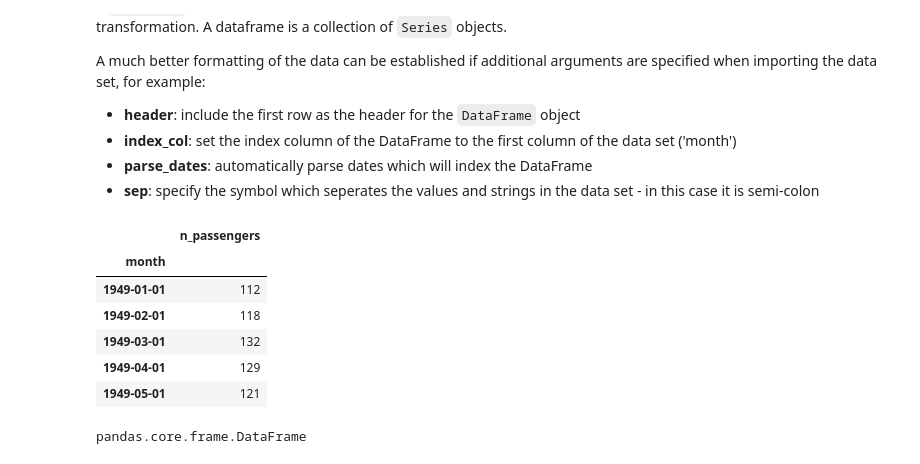
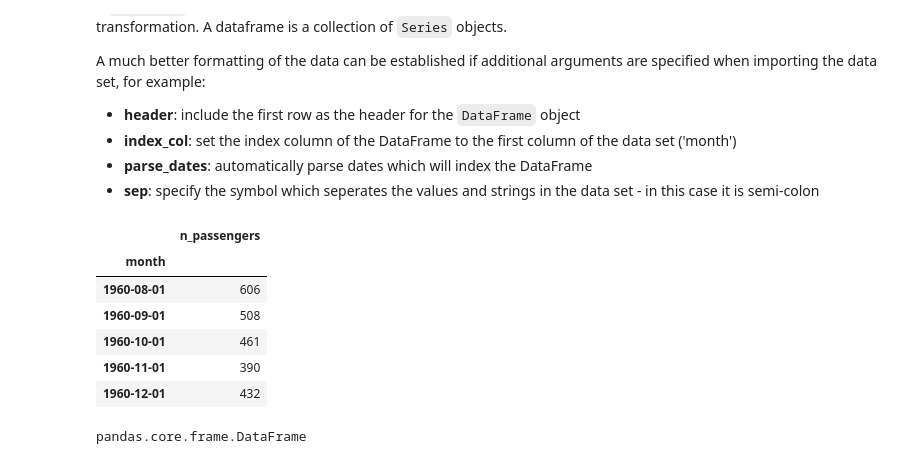
Before and after one commit to dacatay/time-series-analysis, a Jupyter notebook: 01_Data.ipynb, the cells around one changed output. Drawn from its saved outputs; the diff is of its cells as text; code cells hidden in the pictures.

```diff
--- a/01_Data.ipynb
+++ b/01_Data.ipynb
@@ -80,15 +80,15 @@ A much better formatting of the data can be established if additional arguments
 df = pd.read_csv('./data/passengers.csv', header=0, index_col=0, parse_dates=True, sep=';')
 # %%
 # print the first 5 rows of the DataFrame
-df.head()
+df.tail()
 # %% [output]
 |  | n_passengers |
 | month |  |
-| 1949-01-01 | 112 |
-| 1949-02-01 | 118 |
-| 1949-03-01 | 132 |
-| 1949-04-01 | 129 |
-| 1949-05-01 | 121 |
+| 1960-08-01 | 606 |
+| 1960-09-01 | 508 |
+| 1960-10-01 | 461 |
+| 1960-11-01 | 390 |
+| 1960-12-01 | 432 |
 # %%
 # print the type of an object
 type(df)
```
Also changed, not shown: parts of 15 cells of this notebook, 9 other files.
